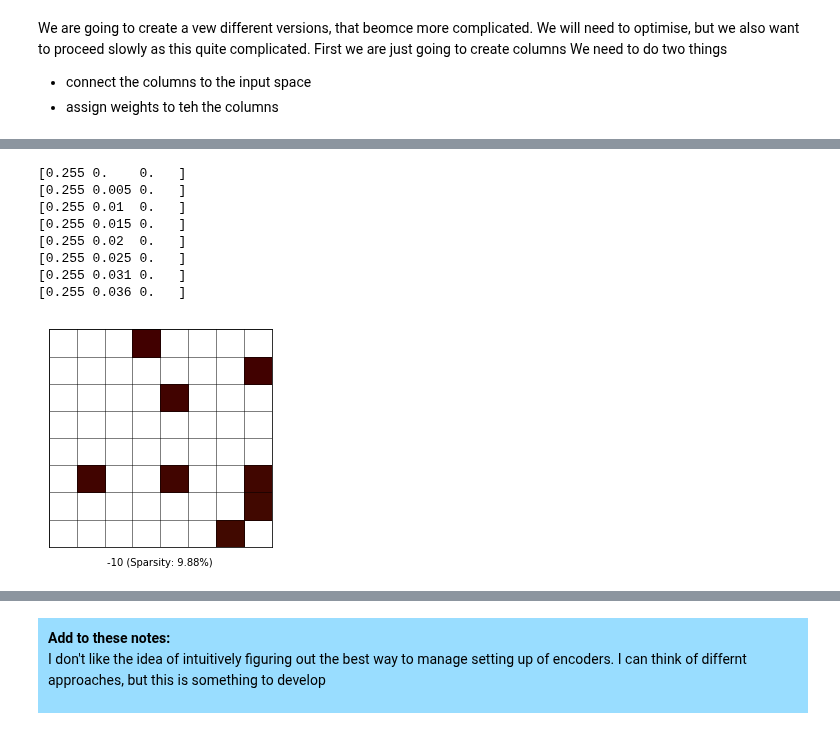
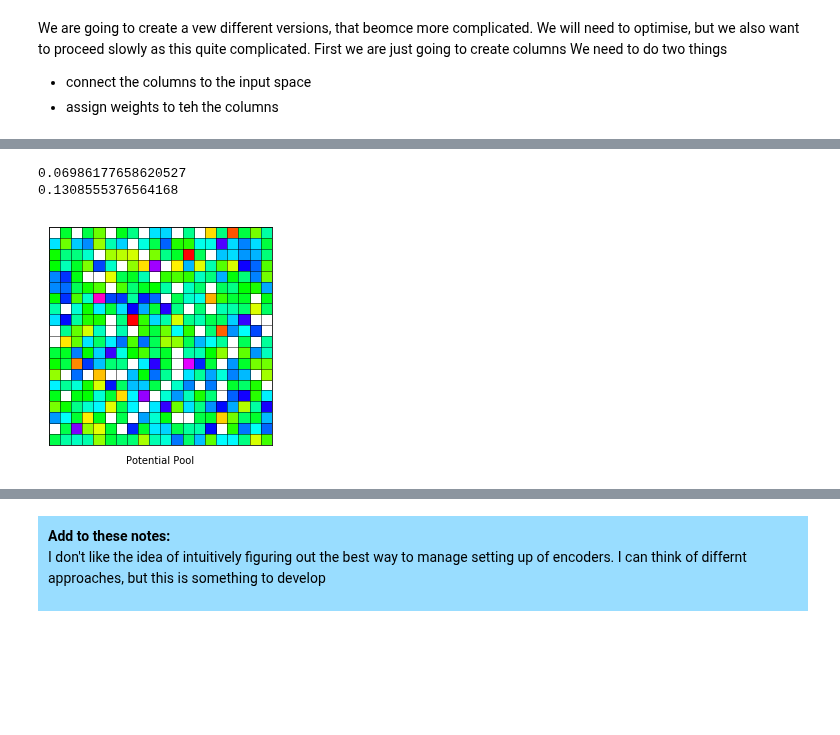
Before and after one commit to jgab3103/Jamie-Gabriel, a Jupyter notebook: Notebooks/jovyan/HTMProjects/HTM_Notes_6.ipynb, the cells around one changed output, grey strips where cells are left out. Saved outputs shown, nothing was run; the diff lists cells and outputs as text; code cells hidden in the pictures; blank space fills up the shorter version.

Commit message:
color function updated

```diff
--- a/Notebooks/jovyan/HTMProjects/HTM_Notes_6.ipynb
+++ b/Notebooks/jovyan/HTMProjects/HTM_Notes_6.ipynb
@@ -183,26 +184,29 @@ We need to do two things
 # then we set initial potential
 class SpatialPoolerV1:
     def __init__(self):
-        self.input_space_size = 64
+        self.input_space_size = 400
         self.potential_pool = .85
         self.connection_threshold = 0.1
         self.columns = {}
+        self.connected_columns = None
+        self.non_connected_columns = None
+        self.connected_columns_permanence_values = None
 
 
     def connect_columns_to_input_space(self):
         potential_pool_size = int(self.potential_pool * self.input_space_size)
-        connected_columns = hc.create_randomised_sdr(self.input_space_size, potential_pool_size)
-        non_connected_columns = [x for x in range(0, 64) if x not in connected_columns]
-        permanence_values = np.random.normal(self.connection_threshold, 0.1, potential_pool_size)
-        for i in range(0, potential_pool_size):
-            self.columns[connected_columns[i]] = {"potential_connection": 1, "permanence_value": permanence_values[i]}
-        for j in range(0, len(non_connected_columns)):
-            self.columns[non_connected_columns[j]] = {"potential_connection": 0}
+        self.connected_columns = hc.create_randomised_sdr(self.input_space_size, potential_pool_size)
+        self.non_connected_columns = [x for x in range(0, 64) if x not in self.connected_columns]
+        self.connected_columns_permanence_values = np.random.normal(self.connection_threshold, 0.01, potential_pool_size)
+#         for i in range(0, potential_pool_size):
+#             self.columns[connected_columns[i]] = {"potential_connection": 1, "permanence_value": permanence_values[i]}
+#         for j in range(0, len(non_connected_columns)):
+#             self.columns[non_connected_columns[j]] = {"potential_connection": 0}
 # %%
 s1 = SpatialPoolerV1()
 s1.connect_columns_to_input_space()
 # %%
-bit_space_size_choice = 64
+bit_space_size_choice = 400
 number_of_bits_used_to_encode_value_choice = 8
 
 e2 = hc.Encoder(bit_space_size = bit_space_size_choice,
@@ -212,11 +216,3 @@ e2 = hc.Encoder(bit_space_size = bit_space_size_choice,
             is_randomly_distributed = True,
             clip_values_outside_range = True)
 #e2.get_summary()
-# %%
-import colorsys
-
-for i in range(101):
-    rgb = colorsys.hsv_to_rgb(i / 300., 1.0, 1.0)
-    color = [round(255*x) for x in rgb]
-    print(colorsys.rgb_to_hls(color[0], color[1], color[2]))
-    #print(i, [round(255*x) for x in rgb])
@@ -241,22 +219,16 @@ for i in range(101):
 # %%
 def compute_color(c):
-    rgb = colorsys.hsv_to_rgb(c / 300., 1.0, 1.0)
-    color = np.array([round(255*x) for x in rgb]) / 1000
-    print(color )
-    return(color)
+    rgb = colorsys.hsv_to_rgb(c / .07, 1.0,  1.0)
+    return(rgb)
 
+print(min(s1.connected_columns_permanence_values))
+print(max(s1.connected_columns_permanence_values))
 
 fig, (ax1) = plt.subplots(1, 1, figsize=(4, 4))
-ax1 = hc.create_axis_for_sdr(ax1, np.sqrt(bit_space_size_choice) + 1, np.sqrt(bit_space_size_choice) + 1, number_of_bits_used_to_encode_value_choice, "-10")
-coords1 = hc.convert_sdr_to_tuple_for_visualisation(e2.encoded_values_bit_locations[-1], bit_space_size_choice)
-SDR1 = [ax1.add_patch(Rectangle(coords1[i], 1, 1, color = compute_color(i))) for i in range(len(coords1))]
+ax1 = hc.create_axis_for_sdr(ax1, np.sqrt(bit_space_size_choice) + 1, np.sqrt(bit_space_size_choice) + 1, number_of_bits_used_to_encode_value_choice, "Potential Pool")
+coords1 = hc.convert_sdr_to_tuple_for_visualisation(s1.connected_columns, bit_space_size_choice)
+SDR1 = [ax1.add_patch(Rectangle(coords1[i], 1, 1, color = compute_color(s1.connected_columns_permanence_values[i]))) for i in range(len(coords1))]
 # %% [output]
-[0.255 0.    0.   ]
-[0.255 0.005 0.   ]
-[0.255 0.01  0.   ]
-[0.255 0.015 0.   ]
-[0.255 0.02  0.   ]
-[0.255 0.025 0.   ]
-[0.255 0.031 0.   ]
-[0.255 0.036 0.   ]
+0.06986177658620527
+0.1308555376564168
-[figure, old version]
+[figure, new version]
```
Also changed, not shown: parts of 5 cells of this notebook, 1 other file.
